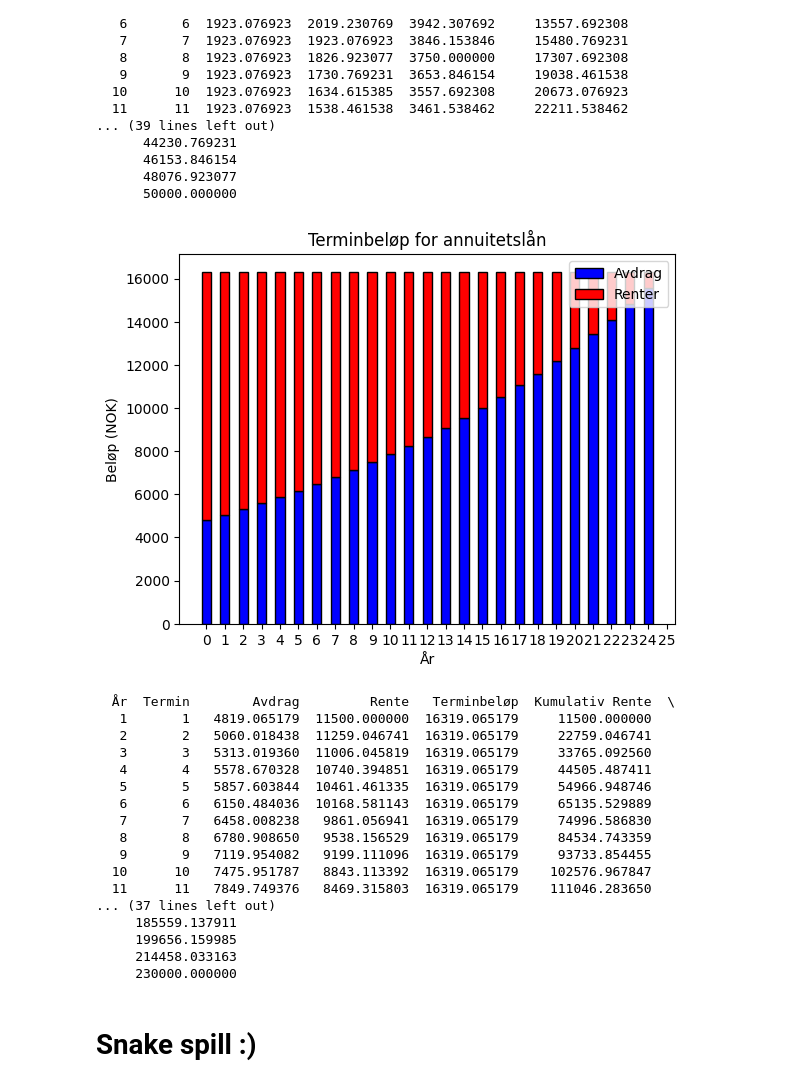
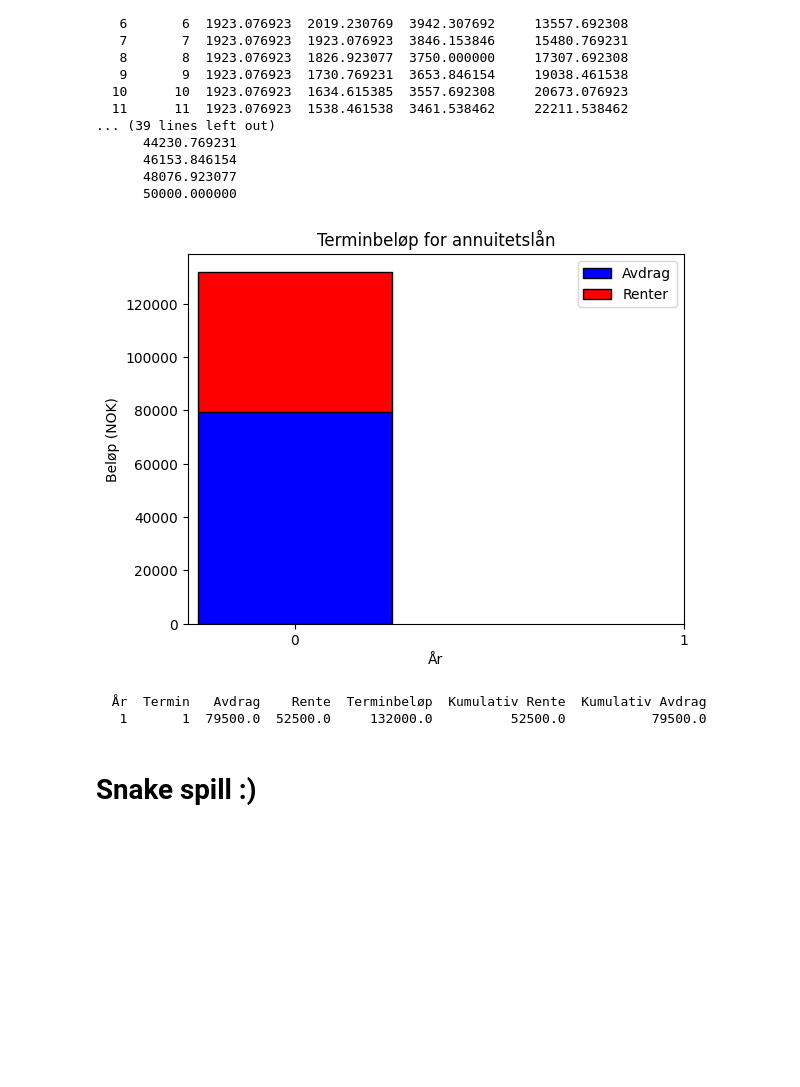
Before and after one commit to hanska91/Matematikk-2P-Y, a Jupyter notebook: Matematikkboka 2P-Y + Litt annet.ipynb, the cells around one changed output. Saved outputs shown, nothing was run; the diff lists cells and outputs as text; code cells hidden in the pictures; blank space fills up the shorter version.

```diff
--- a/Matematikkboka 2P-Y + Litt annet.ipynb
+++ b/Matematikkboka 2P-Y + Litt annet.ipynb
@@ -4479,12 +4491,13 @@ print(df)
 import matplotlib.pyplot as plt
 import pandas as pd
 
-def beregn_annuitetslån(lånebeløp, rente, antall_år, antall_perioder_per_år):
+def beregn_annuitetslån(lånebeløp, rente, antall_år, antall_perioder_per_år, terminbeløp_per_periode=None):
     antall_perioder = antall_år * antall_perioder_per_år
     rente_per_periode = rente / antall_perioder_per_år
-    annuitetsfaktor = (rente_per_periode * (1 + rente_per_periode) ** antall_perioder) / ((1 + rente_per_periode) ** antall_perioder - 1)
-    terminbeløp_per_periode = lånebeløp * annuitetsfaktor
-    total_terminbeløp = terminbeløp_per_periode * antall_perioder
+
+    if terminbeløp_per_periode is None:
+        annuitetsfaktor = (rente_per_periode * (1 + rente_per_periode) ** antall_perioder) / ((1 + rente_per_periode) ** antall_perioder - 1)
+        terminbeløp_per_periode = lånebeløp * annuitetsfaktor
 
     gjenværende_saldo = lånebeløp
     betalt_rente = []
@@ -4515,57 +4528,43 @@ def plott_lånebetalinger(år_liste, betalt_avdrag, betalt_rente, antall_år, an
     plt.title('Terminbeløp for annuitetslån')
     plt.legend(loc='upper right')
     plt.grid(False)
     plt.show()
 
 def lag_lånedataframe(år_liste, termin_liste, betalt_avdrag, betalt_rente):
     data = {
         'År': år_liste,
         'Termin': termin_liste,
         'Avdrag': betalt_avdrag,
         'Rente': betalt_rente,
         'Terminbeløp': [p + i for p, i in zip(betalt_avdrag, betalt_rente)],
         'Kumulativ Rente': pd.Series(betalt_rente).cumsum(),
         'Kumulativ Avdrag': pd.Series(betalt_avdrag).cumsum()
     }
     df = pd.DataFrame(data)
     df.index = [''] * len(df)  # Fjern radnumre
     return df
 
-# Parametere
-lånebeløp = 230000
-rente = 0.05
-antall_år = 25
-antall_perioder_per_år = 1
+# Parametere for annuitetslån
+lånebeløp = 1500000                # Lånebeløp, endres
+rente = 0.035                      # Rente på lånet i desmaltall av prosenten %. Feks 2 % = 0.02
+antall_år = 1                      # Antall år nedbetalingstid
+antall_perioder_per_år = 1         # Antall terminer/perioder for hver gang du må betale iløpet av året
+terminbeløp_per_periode = 132000   # Sett til None hvis du vil beregne terminbeløpet automatisk
 
 # Beregninger
 år_liste, termin_liste, betalt_avdrag, betalt_rente, gjenværende_saldo_liste = beregn_annuitetslån(
-    lånebeløp, rente, antall_år, antall_perioder_per_år)
+    lånebeløp, rente, antall_år, antall_perioder_per_år, terminbeløp_per_periode)
 
 # Plotting
 plott_lånebetalinger(år_liste, betalt_avdrag, betalt_rente, antall_år, antall_perioder_per_år)
 
 # DataFrame
 df = lag_lånedataframe(år_liste, termin_liste, betalt_avdrag, betalt_rente)
 print(df)
 # %% [output]
-[figure, old version]
+[figure, new version]
-  År  Termin        Avdrag         Rente   Terminbeløp  Kumulativ Rente  \
-   1       1   4819.065179  11500.000000  16319.065179     11500.000000
-   2       2   5060.018438  11259.046741  16319.065179     22759.046741
-   3       3   5313.019360  11006.045819  16319.065179     33765.092560
-   4       4   5578.670328  10740.394851  16319.065179     44505.487411
-   5       5   5857.603844  10461.461335  16319.065179     54966.948746
-   6       6   6150.484036  10168.581143  16319.065179     65135.529889
-   7       7   6458.008238   9861.056941  16319.065179     74996.586830
-   8       8   6780.908650   9538.156529  16319.065179     84534.743359
-   9       9   7119.954082   9199.111096  16319.065179     93733.854455
-  10      10   7475.951787   8843.113392  16319.065179    102576.967847
-  11      11   7849.749376   8469.315803  16319.065179    111046.283650
-... (37 lines left out)
-     185559.137911
-     199656.159985
-     214458.033163
-     230000.000000
+  År  Termin   Avdrag    Rente  Terminbeløp  Kumulativ Rente  Kumulativ Avdrag
+   1       1  79500.0  52500.0     132000.0          52500.0           79500.0
 # %% [markdown]
 # Snake spill :)
 # %%
```
Also changed, not shown: parts of 15 cells of this notebook.
